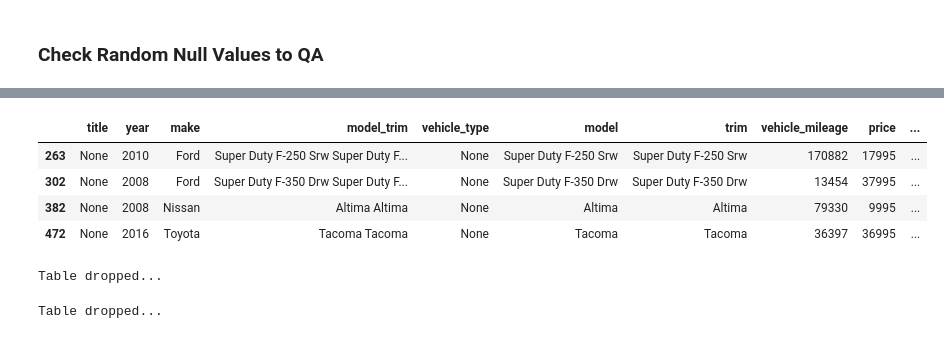
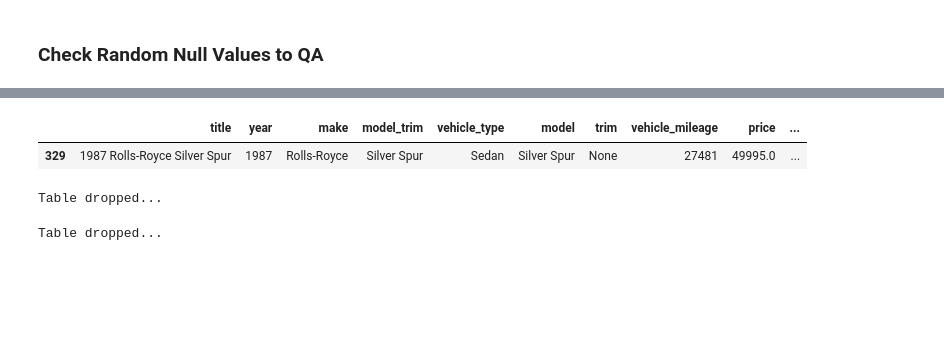
Before and after one commit to dkimhw/inventory-insights, a Jupyter notebook: explore_dealership.ipynb, the cells around one changed output, grey strips where cells are left out. Saved outputs shown, nothing was run; the diff lists cells and outputs as text; code cells hidden in the pictures; blank space fills up the shorter version.

```diff
--- a/explore_dealership.ipynb
+++ b/explore_dealership.ipynb
@@ -539,3 +572,9 @@ sql_query = "SELECT * FROM inventory_staging WHERE dealership_name = 'J&M Automo
 #sql_query = "SELECT * FROM inventory_staging"
 result = pd.read_sql_query(sql_query, conn)
+# %%
+# Check other null data points
+conn = sqlite3.connect('cars.db')
+sql_query = "SELECT * FROM inventory_staging WHERE dealership_name = 'Avon Auto Brokers'"
+#sql_query = "SELECT * FROM inventory_staging"
+result = pd.read_sql_query(sql_query, conn)
 # %%
@@ -569,10 +619,7 @@ scraped_date            0
 dtype: int64
 # %%
-result.loc[result.transmission.isnull(), :]
+result.loc[result.trim.isnull(), :]
 # %% [output]
 |  | title | year | make | model_trim | vehicle_type | model | trim | vehicle_mileage | price | ... |
-| 263 | None | 2010 | Ford | Super Duty F-250 Srw Super Duty F... | None | Super Duty F-250 Srw | Super Duty F-250 Srw | 170882 | 17995 | ... |
-| 302 | None | 2008 | Ford | Super Duty F-350 Drw Super Duty F... | None | Super Duty F-350 Drw | Super Duty F-350 Drw | 13454 | 37995 | ... |
-| 382 | None | 2008 | Nissan | Altima Altima | None | Altima | Altima | 79330 | 9995 | ... |
-| 472 | None | 2016 | Toyota | Tacoma Tacoma | None | Tacoma | Tacoma | 36397 | 36995 | ... |
+| 329 | 1987 Rolls-Royce Silver Spur | 1987 | Rolls-Royce | Silver Spur | Sedan | Silver Spur | None | 27481 | 49995.0 | ... |
 # %%
```
Also changed, not shown: parts of 18 cells of this notebook, 4 other files.
